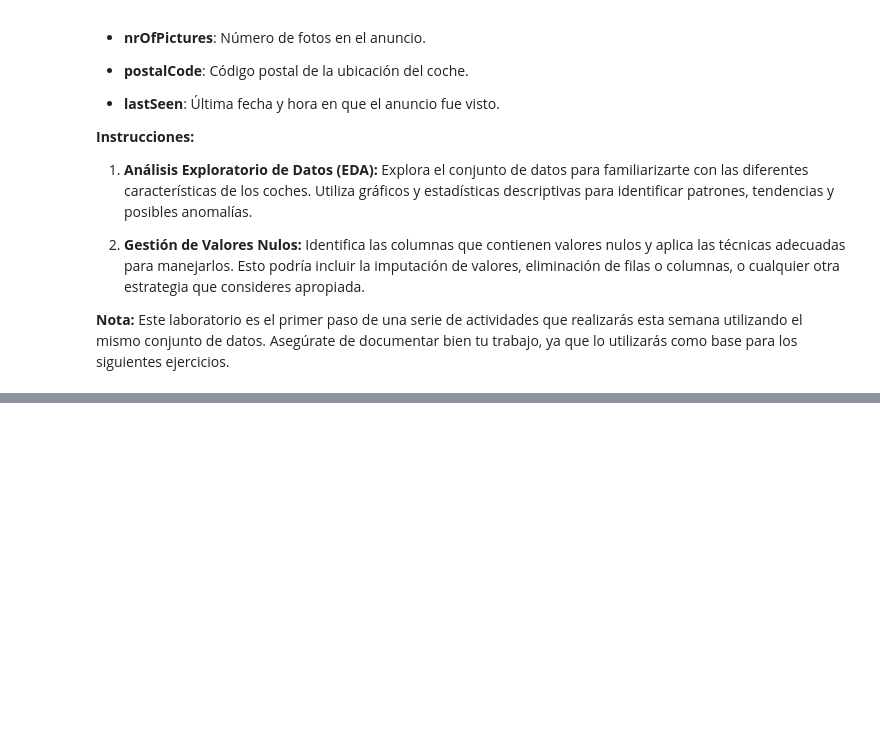
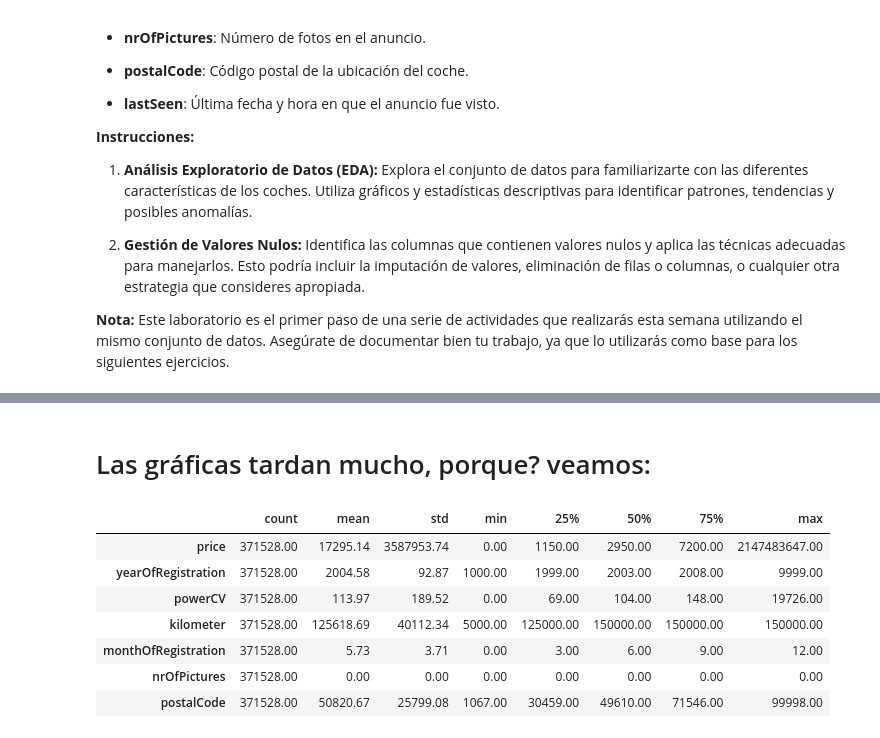
Before and after one commit to apelsito/laboratorio-modulo7-leccion01-eda-nulos, a Jupyter notebook: laboratorio-modulo7-leccion01-eda-nulos.ipynb, the cells around one changed output, grey strips where cells are left out. Cells and saved outputs as stored; diff of their text form; code cells hidden in the pictures; blank space fills up the shorter version.

```diff
--- a/laboratorio-modulo7-leccion01-eda-nulos.ipynb
+++ b/laboratorio-modulo7-leccion01-eda-nulos.ipynb
@@ -30,6 +30,9 @@ from src.SupportPreProcesamiento import (
     diferencia_tras_rellenar_nulos
 )
 
+pd.set_option('display.float_format', '{:.2f}'.format)
+
+
 # Imputación de nulos usando métodos avanzados estadísticos
 # -----------------------------------------------------------------------
 from sklearn.impute import SimpleImputer
@@ -94,3 +97,5 @@ AutoRenew, una empresa líder en la venta de coches de segunda mano, te ha contr
 2. **Gestión de Valores Nulos:** Identifica las columnas que contienen valores nulos y aplica las técnicas adecuadas para manejarlos. Esto podría incluir la imputación de valores, eliminación de filas o columnas, o cualquier otra estrategia que consideres apropiada.
 
 **Nota:** Este laboratorio es el primer paso de una serie de actividades que realizarás esta semana utilizando el mismo conjunto de datos. Asegúrate de documentar bien tu trabajo, ya que lo utilizarás como base para los siguientes ejercicios.
+# %%
+df = pd.read_csv("datos/autorenew.csv")
@@ -96,0 +264,13 @@ AutoRenew, una empresa líder en la venta de coches de segunda mano, te ha contr
+# %% [markdown]
+# Las gráficas tardan mucho, porque? veamos:
+# %%
+df.describe().T
+# %% [output]
+|  | count | mean | std | min | 25% | 50% | 75% | max |
+| price | 371528.00 | 17295.14 | 3587953.74 | 0.00 | 1150.00 | 2950.00 | 7200.00 | 2147483647.00 |
+| yearOfRegistration | 371528.00 | 2004.58 | 92.87 | 1000.00 | 1999.00 | 2003.00 | 2008.00 | 9999.00 |
+| powerCV | 371528.00 | 113.97 | 189.52 | 0.00 | 69.00 | 104.00 | 148.00 | 19726.00 |
+| kilometer | 371528.00 | 125618.69 | 40112.34 | 5000.00 | 125000.00 | 150000.00 | 150000.00 | 150000.00 |
+| monthOfRegistration | 371528.00 | 5.73 | 3.71 | 0.00 | 3.00 | 6.00 | 9.00 | 12.00 |
+| nrOfPictures | 371528.00 | 0.00 | 0.00 | 0.00 | 0.00 | 0.00 | 0.00 | 0.00 |
+| postalCode | 371528.00 | 50820.67 | 25799.08 | 1067.00 | 30459.00 | 49610.00 | 71546.00 | 99998.00 |
```
Also changed, not shown: parts of 51 cells of this notebook.
